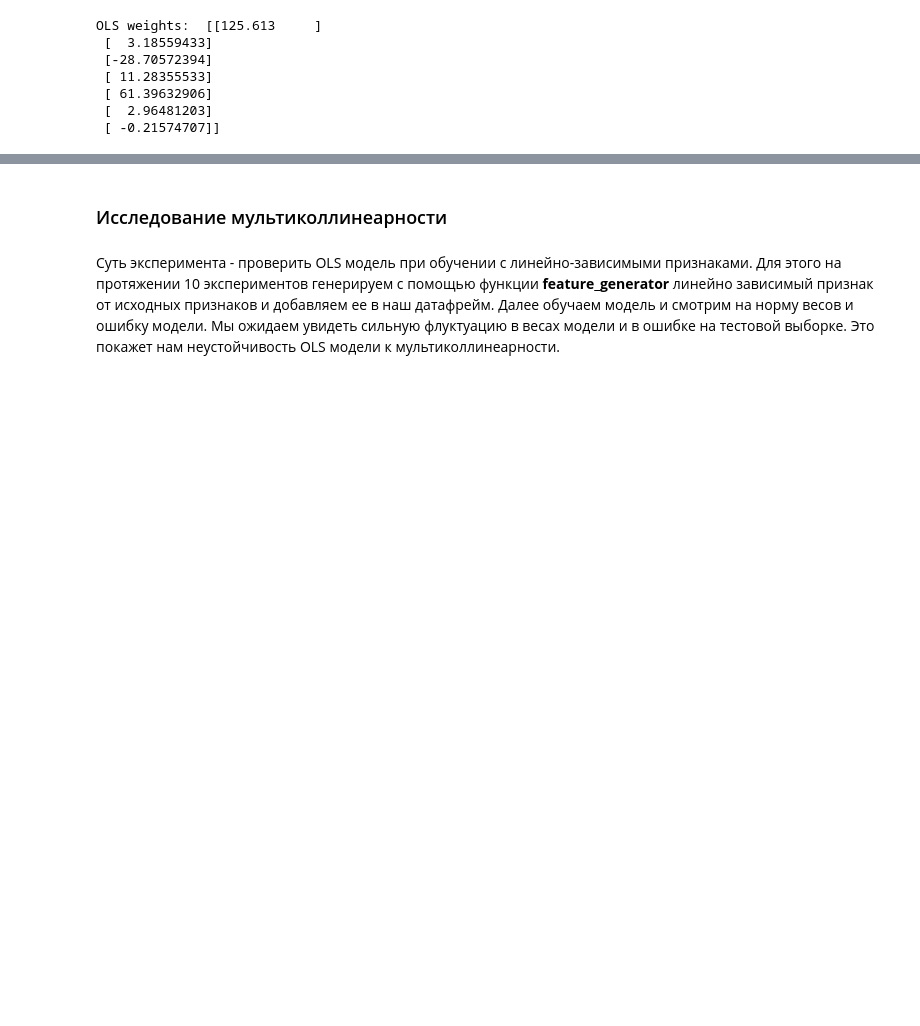
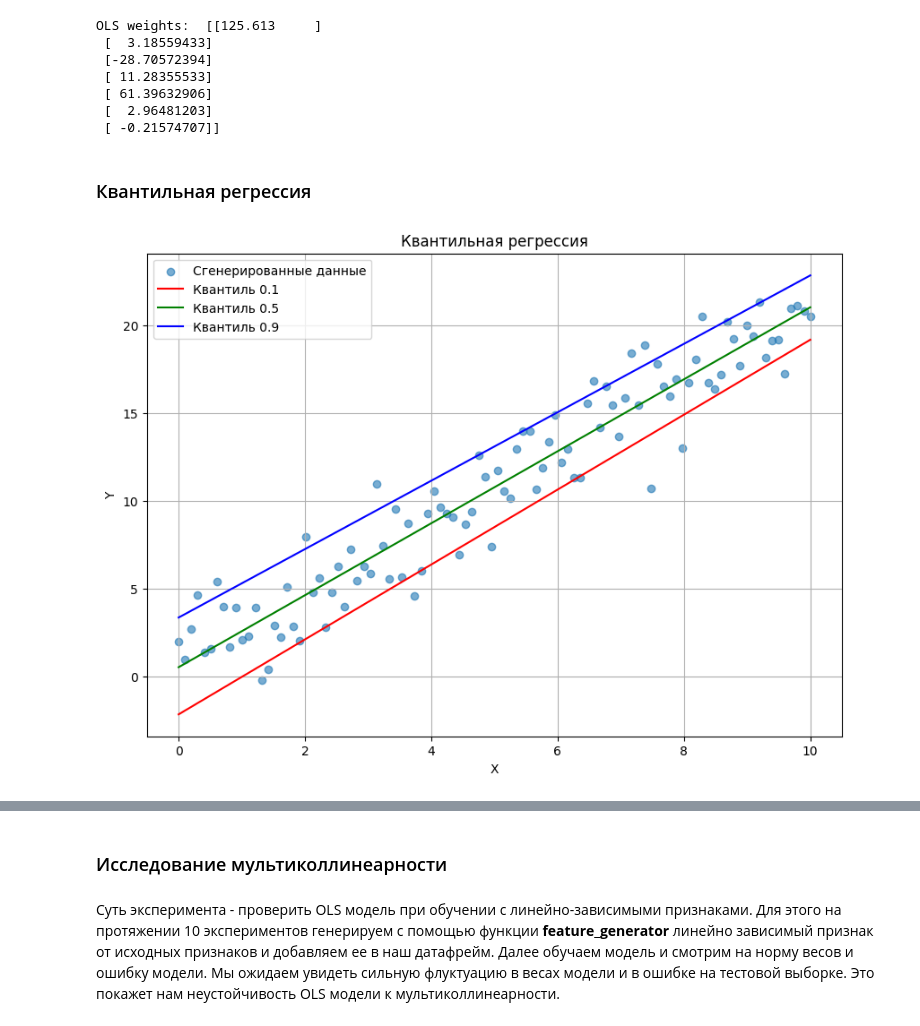
Before and after one commit to runnerup96/SBT-machine-learning-seminars, a Jupyter notebook: Линейная регрессия/Линейная регрессия.ipynb, the cells around one changed output, grey strips where cells are left out. Saved outputs shown, nothing was run; the diff lists cells and outputs as text; code cells hidden in the pictures; blank space fills up the shorter version.

```diff
--- a/Линейная регрессия/Линейная регрессия.ipynb
+++ b/Линейная регрессия/Линейная регрессия.ipynb
@@ -351,3 +360,81 @@ OLS weights:  [[125.613     ]
  [ 61.39632906]
  [  2.96481203]
  [ -0.21574707]]
+# %% [markdown]
+### Квантильная регрессия
+# %%
+# Генерируем синтетические данные с линейной зависимостью и шумом
+np.random.seed(42)
+X = np.linspace(0, 10, 100)
+Y = 2 * X + 1 + np.random.normal(0, 2, size=X.shape)
+
+# Определяем функцию квантильных потерь
+def quantile_loss(weights, X, Y, quantile):
+    """
+    Вычисляет квантильные потери для заданного набора весов, данных и уровня квантиля.
+
+    Параметры:
+    weights (numpy.ndarray): Веса модели.
+    X (numpy.ndarray): Значения признаков.
+    Y (numpy.ndarray): Фактические значения.
+    quantile (float): Уровень квантиля (от 0 до 1).
+
+    Возвращает:
+    float: Квантильные потери.
+    """
+    # Добавляем свободный член
+    X_with_bias = np.vstack([np.ones_like(X), X]).T
+    y_pred = np.dot(X_with_bias, weights)
+    error = Y.reshape(-1, 1) - y_pred.reshape(-1, 1)
+    loss = np.sum(np.maximum(quantile * error, (quantile - 1) * error))
+    return loss
+
+from scipy.optimize import minimize
+
+def get_quantile_model(X, Y, quantile=0.5):
+    """
+    Находит веса для модели квантильной регрессии.
+
+    Параметры:
+    X (numpy.ndarray): Значения признаков.
+    Y (numpy.ndarray): Фактические значения.
+    quantile (float): Квантиль (от 0 до 1).
+
+    Возвращает:
+    numpy.ndarray: Веса модели.
+    """
+    # Начальное приближение весов (свободный член и коэффициент для X)
+    initial_weights = np.array([0.0, 0.0])
+    # Используем minimize для поиска весов, минимизирующих квантильные потери
+    result = minimize(quantile_loss, initial_weights, args=(X, Y, quantile))
+    return result.x
+
+# Обучаем модели квантильной регрессии для разных квантилей
+quantiles = [0.1, 0.5, 0.9]
+predictions = {}
+
+for q in quantiles:
+    # Получаем веса для текущего квантиля
+    weights = get_quantile_model(X, Y, quantile=q)
+    # Добавляем сдвиг к X для предсказания
+    X_with_bias = np.vstack([np.ones_like(X), X]).T
+    # Делаем предсказания, используя полученные веса
+    predictions[q] = np.dot(X_with_bias, weights)
+
+
+# Визуализируем результаты
+plt.figure(figsize=(10, 7))
+plt.scatter(X, Y, label='Сгенерированные данные', alpha=0.6)
+
+colors = ['r', 'g', 'b']
+for i, q in enumerate(quantiles):
+    plt.plot(X, predictions[q], color=colors[i], label=f'Квантиль {q}')
+
+plt.xlabel('X')
+plt.ylabel('Y')
+plt.title('Квантильная регрессия')
+plt.legend()
+plt.grid(True)
+plt.show()
+# %% [output]
+[figure, added]
```
Also changed, not shown: parts of 23 cells of this notebook.
